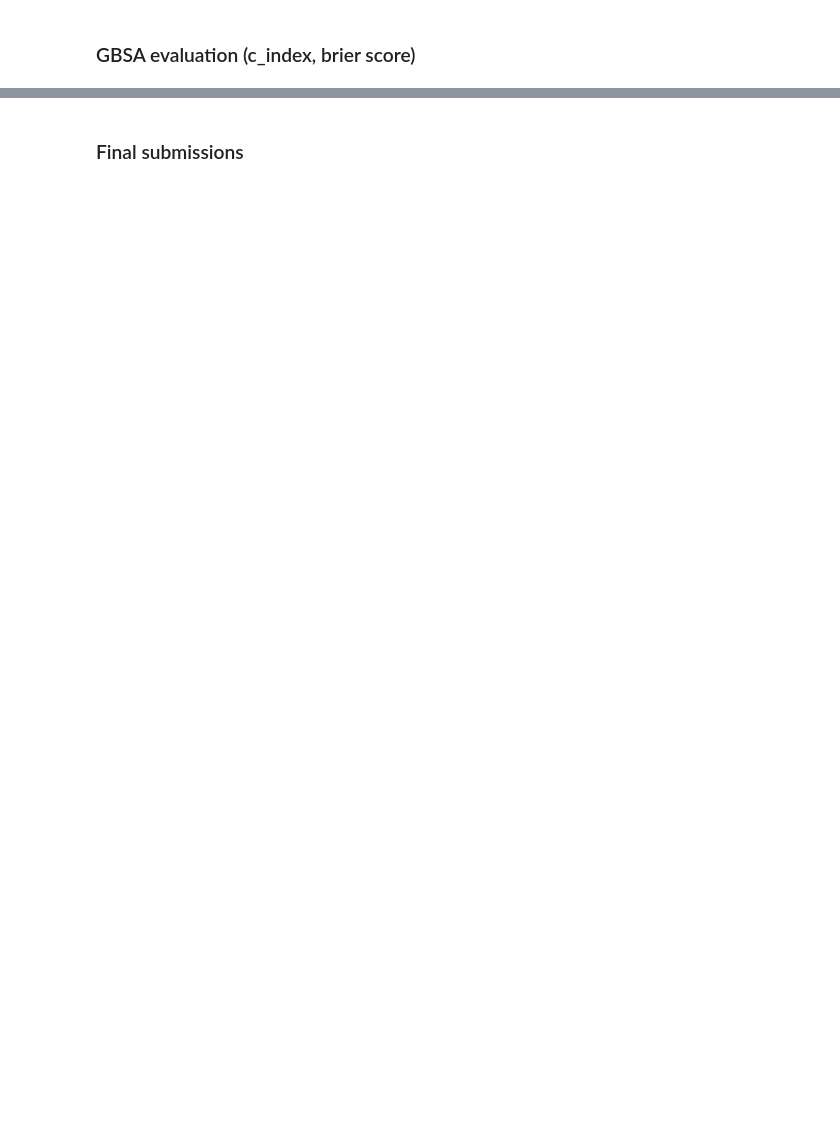
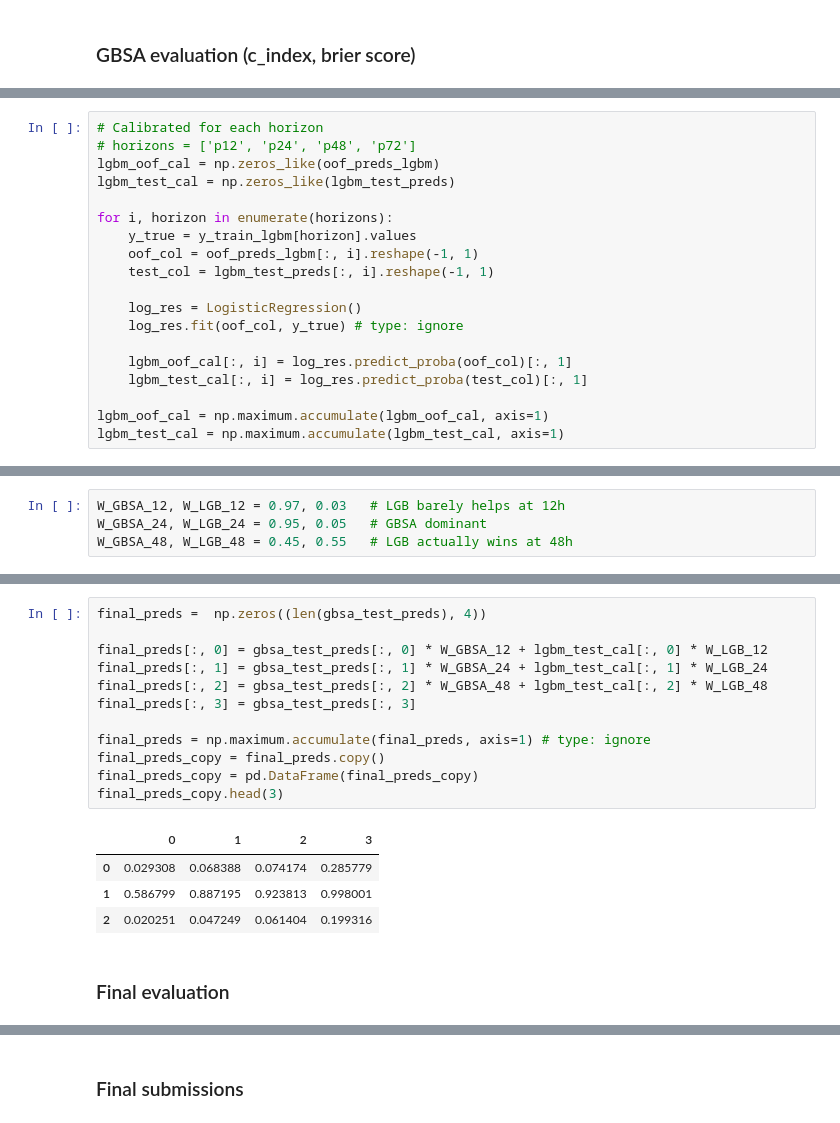
Before and after one commit to ChuongLe279/Kaggle-Competition, a Jupyter notebook: WiDSWorldWide_GlobalDathon26/gbsa_lightgbm_ver5.ipynb, the cells around one changed output, grey strips where cells are left out. Cells and saved outputs as stored; diff of their text form; blank space fills up the shorter version.

```diff
--- a/WiDSWorldWide_GlobalDathon26/gbsa_lightgbm_ver5.ipynb
+++ b/WiDSWorldWide_GlobalDathon26/gbsa_lightgbm_ver5.ipynb
@@ -191,0 +487,19 @@ Hybrid score: 0.9801
+# %%
+# Calibrated for each horizon
+# horizons = ['p12', 'p24', 'p48', 'p72']
+lgbm_oof_cal = np.zeros_like(oof_preds_lgbm)
+lgbm_test_cal = np.zeros_like(lgbm_test_preds)
+
+for i, horizon in enumerate(horizons):
+    y_true = y_train_lgbm[horizon].values
+    oof_col = oof_preds_lgbm[:, i].reshape(-1, 1)
+    test_col = lgbm_test_preds[:, i].reshape(-1, 1)
+
+    log_res = LogisticRegression()
+    log_res.fit(oof_col, y_true) # type: ignore
+
+    lgbm_oof_cal[:, i] = log_res.predict_proba(oof_col)[:, 1]
+    lgbm_test_cal[:, i] = log_res.predict_proba(test_col)[:, 1]
+
+lgbm_oof_cal = np.maximum.accumulate(lgbm_oof_cal, axis=1)
+lgbm_test_cal = np.maximum.accumulate(lgbm_test_cal, axis=1)
@@ -191,0 +510,4 @@ Hybrid score: 0.9801
+# %%
+W_GBSA_12, W_LGB_12 = 0.97, 0.03   # LGB barely helps at 12h
+W_GBSA_24, W_LGB_24 = 0.95, 0.05   # GBSA dominant
+W_GBSA_48, W_LGB_48 = 0.45, 0.55   # LGB actually wins at 48h
@@ -191,0 +531,19 @@ Hybrid score: 0.9801
+# %%
+final_preds =  np.zeros((len(gbsa_test_preds), 4))
+
+final_preds[:, 0] = gbsa_test_preds[:, 0] * W_GBSA_12 + lgbm_test_cal[:, 0] * W_LGB_12
+final_preds[:, 1] = gbsa_test_preds[:, 1] * W_GBSA_24 + lgbm_test_cal[:, 1] * W_LGB_24
+final_preds[:, 2] = gbsa_test_preds[:, 2] * W_GBSA_48 + lgbm_test_cal[:, 2] * W_LGB_48
+final_preds[:, 3] = gbsa_test_preds[:, 3]
+
+final_preds = np.maximum.accumulate(final_preds, axis=1) # type: ignore
+final_preds_copy = final_preds.copy()
+final_preds_copy = pd.DataFrame(final_preds_copy)
+final_preds_copy.head(3)
+# %% [output]
+|  | 0 | 1 | 2 | 3 |
+| 0 | 0.029308 | 0.068388 | 0.074174 | 0.285779 |
+| 1 | 0.586799 | 0.887195 | 0.923813 | 0.998001 |
+| 2 | 0.020251 | 0.047249 | 0.061404 | 0.199316 |
+# %% [markdown]
+### Final evaluation
```
Also changed, not shown: parts of 39 cells of this notebook, 3 other files.
